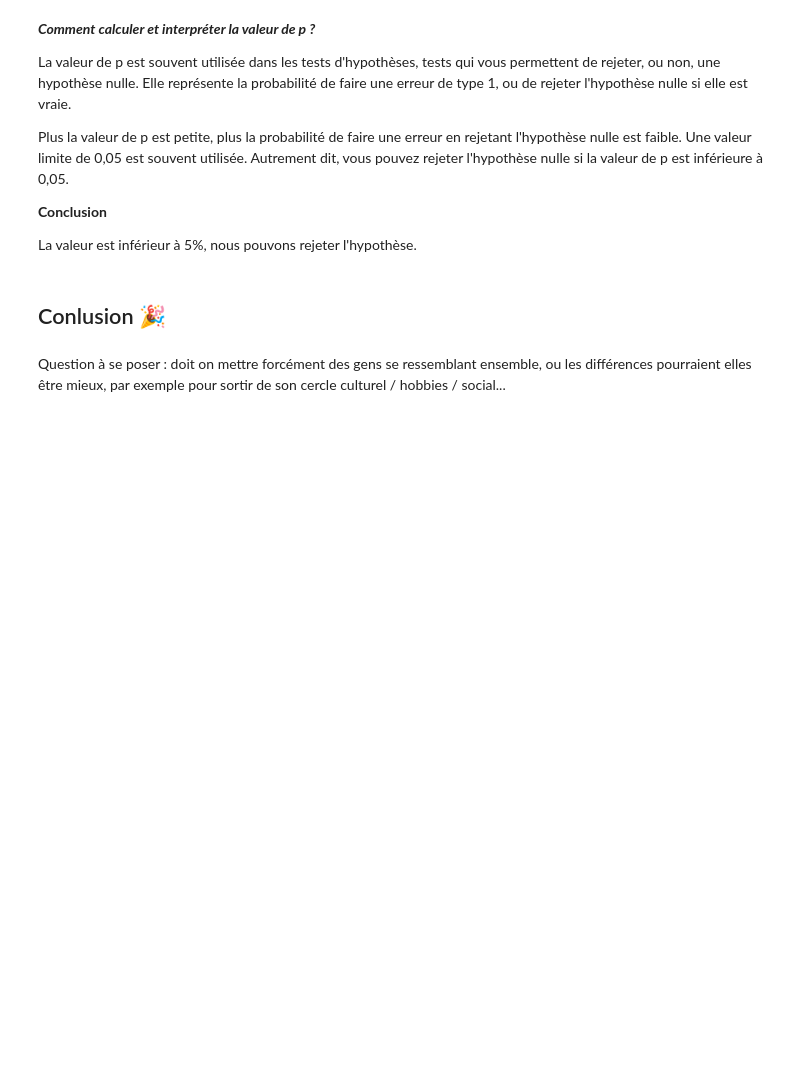
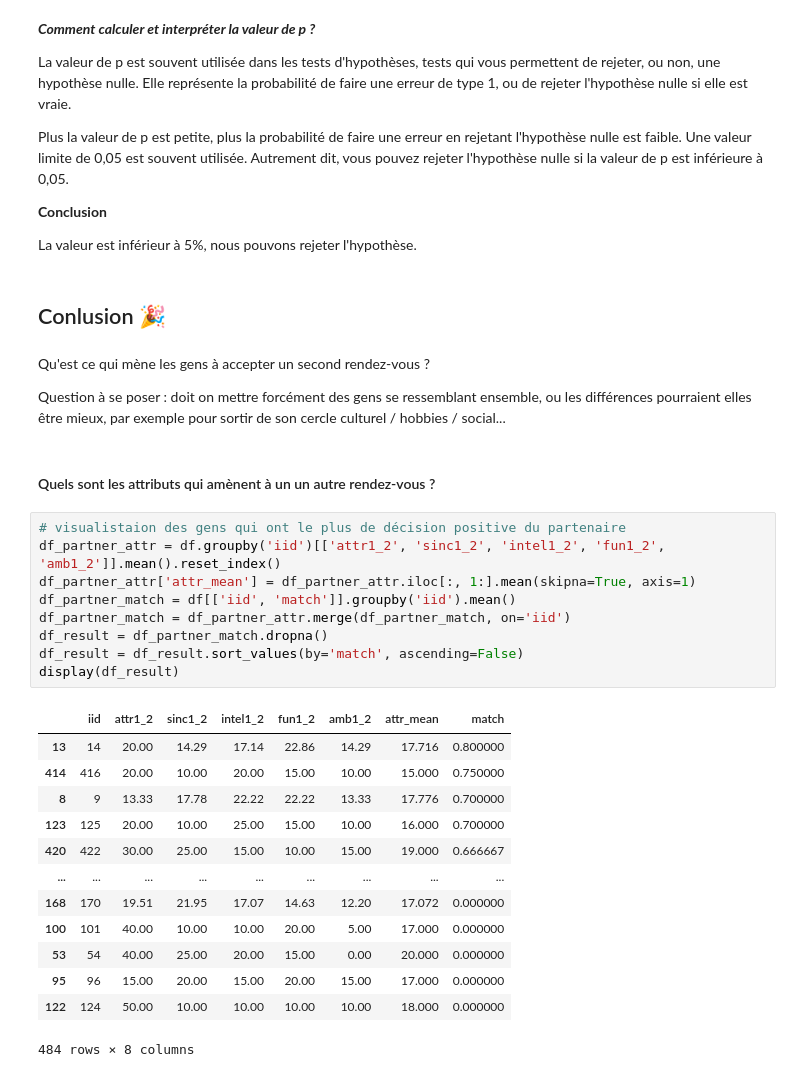
Before and after one commit to littlerobinson/machine-learning-engineer-certification, a Jupyter notebook: eda_speed_dating/eda_speed_dating_project.ipynb, the cells around one changed output. Cells and saved outputs as stored; diff of their text form; blank space fills up the shorter version.

```diff
--- a/eda_speed_dating/eda_speed_dating_project.ipynb
+++ b/eda_speed_dating/eda_speed_dating_project.ipynb
@@ -1041,4 +1211,33 @@ La valeur est inférieur à 5%, nous pouvons rejeter l'hypothèse.
 # %% [markdown]
 ## Conlusion 🎉
 # %% [markdown]
+Qu'est ce qui mène les gens à accepter un second rendez-vous ?
+
+
+
 Question à se poser : doit on mettre forcément des gens se ressemblant ensemble, ou les différences pourraient elles être mieux, par exemple pour sortir de son cercle culturel / hobbies / social...
+# %% [markdown]
+#### Quels sont les attributs qui amènent à un un autre rendez-vous ?
+# %%
+# visualistaion des gens qui ont le plus de décision positive du partenaire
+df_partner_attr = df.groupby('iid')[['attr1_2', 'sinc1_2', 'intel1_2', 'fun1_2', 'amb1_2']].mean().reset_index()
+df_partner_attr['attr_mean'] = df_partner_attr.iloc[:, 1:].mean(skipna=True, axis=1)
+df_partner_match = df[['iid', 'match']].groupby('iid').mean()
+df_partner_match = df_partner_attr.merge(df_partner_match, on='iid')
+df_result = df_partner_match.dropna()
+df_result = df_result.sort_values(by='match', ascending=False)
+display(df_result)
+# %% [output]
+|  | iid | attr1_2 | sinc1_2 | intel1_2 | fun1_2 | amb1_2 | attr_mean | match |
+| 13 | 14 | 20.00 | 14.29 | 17.14 | 22.86 | 14.29 | 17.716 | 0.800000 |
+| 414 | 416 | 20.00 | 10.00 | 20.00 | 15.00 | 10.00 | 15.000 | 0.750000 |
+| 8 | 9 | 13.33 | 17.78 | 22.22 | 22.22 | 13.33 | 17.776 | 0.700000 |
+| 123 | 125 | 20.00 | 10.00 | 25.00 | 15.00 | 10.00 | 16.000 | 0.700000 |
+| 420 | 422 | 30.00 | 25.00 | 15.00 | 10.00 | 15.00 | 19.000 | 0.666667 |
+| ... | ... | ... | ... | ... | ... | ... | ... | ... |
+| 168 | 170 | 19.51 | 21.95 | 17.07 | 14.63 | 12.20 | 17.072 | 0.000000 |
+| 100 | 101 | 40.00 | 10.00 | 10.00 | 20.00 | 5.00 | 17.000 | 0.000000 |
+| 53 | 54 | 40.00 | 25.00 | 20.00 | 15.00 | 0.00 | 20.000 | 0.000000 |
+| 95 | 96 | 15.00 | 20.00 | 15.00 | 20.00 | 15.00 | 17.000 | 0.000000 |
+| 122 | 124 | 50.00 | 10.00 | 10.00 | 10.00 | 10.00 | 18.000 | 0.000000 |
+484 rows × 8 columns
```
Also changed, not shown: parts of 24 cells of this notebook.
